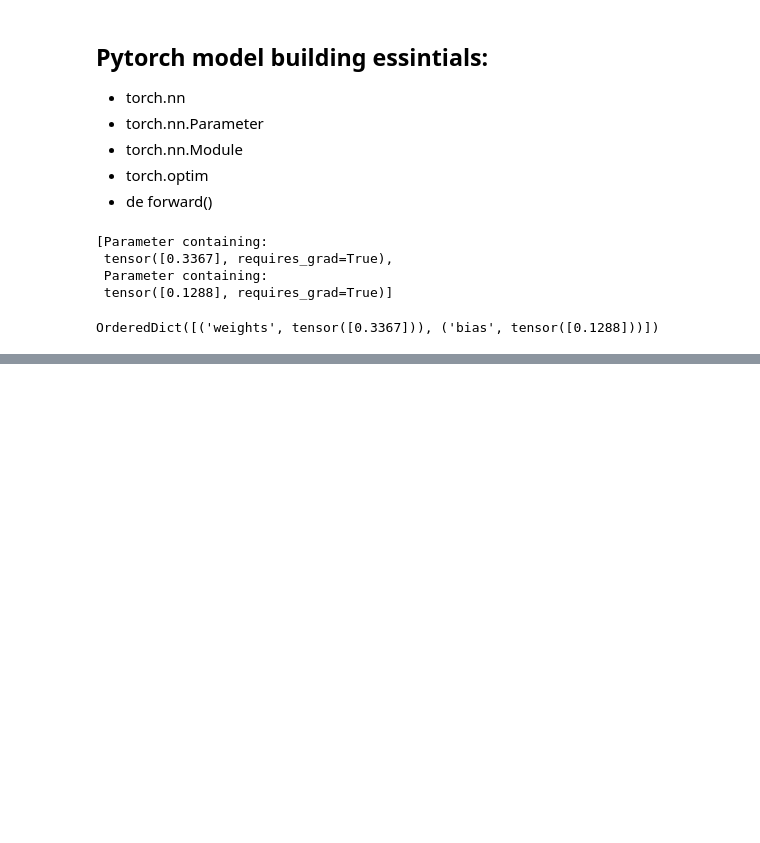
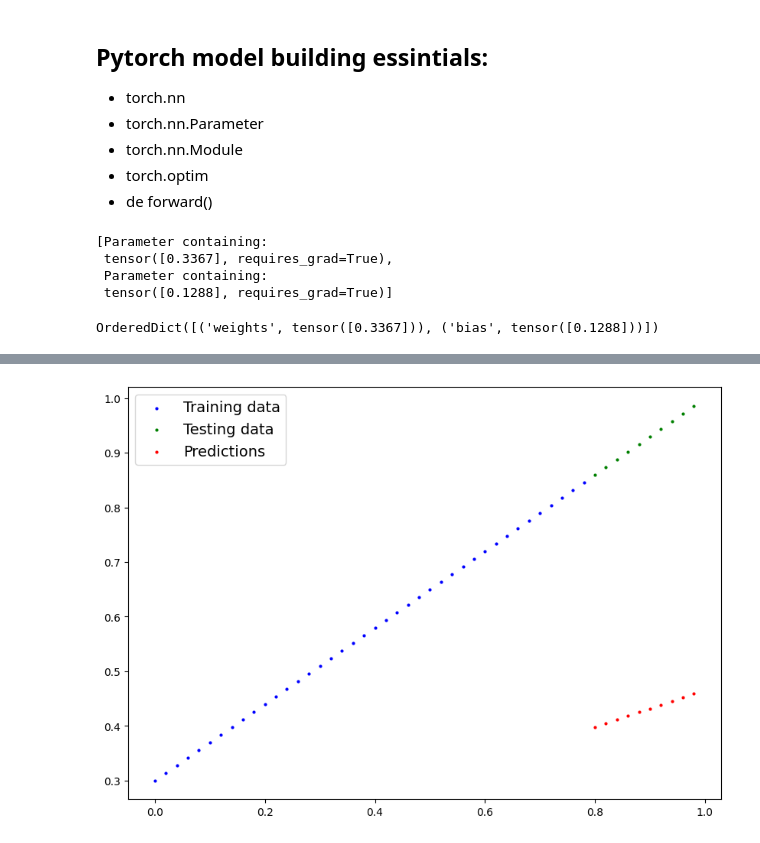
Before and after one commit to gauravsinghshah/PyTorch-Deep-Learning-, a Jupyter notebook: PyTorch_Workflow.ipynb, the cells around one changed output, grey strips where cells are left out. Cells and saved outputs as stored; diff of their text form; code cells hidden in the pictures; blank space fills up the shorter version.

Commit message:
model building

```diff
--- a/PyTorch_Workflow.ipynb
+++ b/PyTorch_Workflow.ipynb
@@ -165,0 +170,10 @@ OrderedDict([('weights', tensor([0.3367])), ('bias', tensor([0.1288]))])
+# %%
+# Make predictions with the model
+with torch.inference_mode():
+    y_preds = model_0(X_test)
+
+# we can also do
+##with torch.no_grad():
+##  y_preds = model_0(X_test)
+
+y_preds
@@ -165,0 +191,4 @@ OrderedDict([('weights', tensor([0.3367])), ('bias', tensor([0.1288]))])
+# %%
+plot_predictions(predictions=y_preds)
+# %% [output]
+[figure, added]
```
Also changed, not shown: parts of 7 cells of this notebook.
